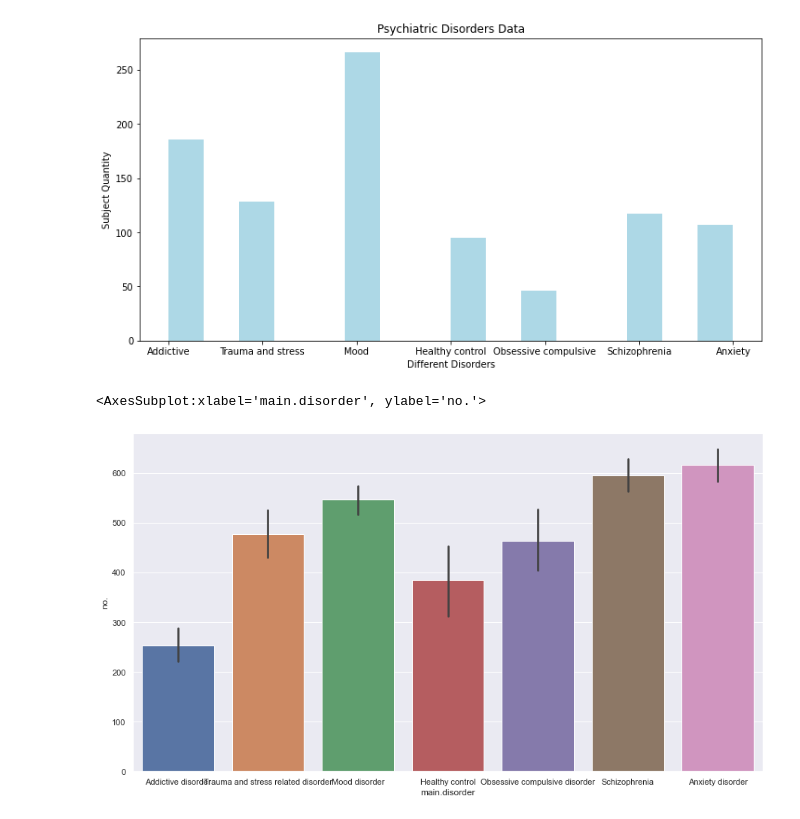
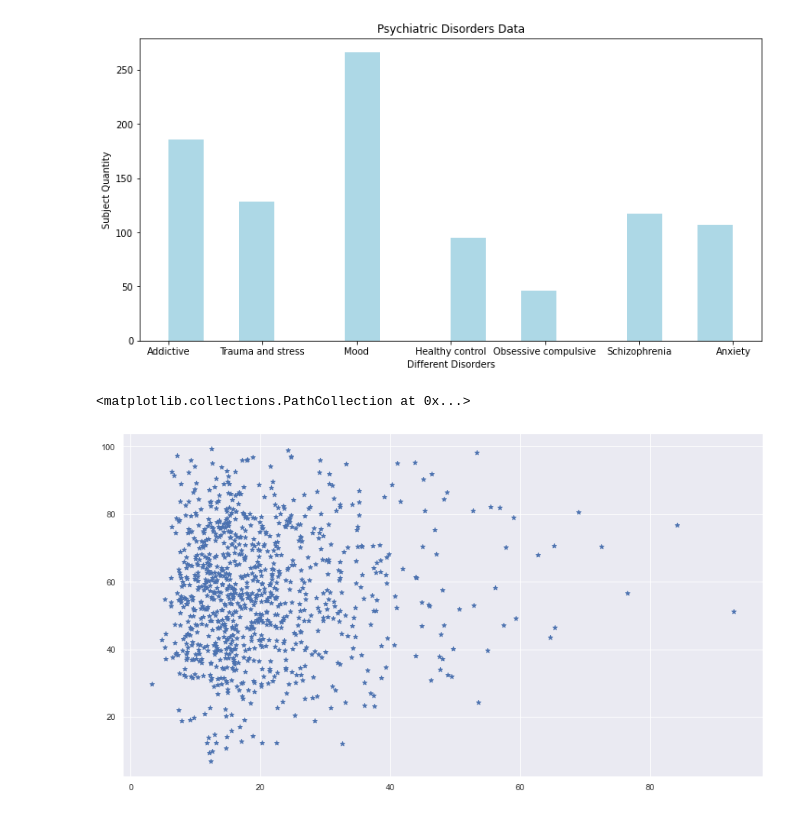
Before and after one commit to ashikHstu/depression-Detection-from-EEG-data-using-ML, a Jupyter notebook: Plotting-and-analysis.ipynb, the cells around one changed output. Cells and saved outputs as stored; diff of their text form; code cells hidden in the pictures.

```diff
--- a/Plotting-and-analysis.ipynb
+++ b/Plotting-and-analysis.ipynb
@@ -15,3 +15,6 @@ data.head()
 | 3 | 4 | M | 35.0 | 2012.10.8 | 18.0 | 126.0 | Addictive disorder | Alcohol use disorder | ... |
 | 4 | 5 | M | 36.0 | 2012.10.18 | 16.0 | 112.0 | Addictive disorder | Alcohol use disorder | ... |
 5 rows × 1149 columns
+# %%
+data.drop(["no.","sex", "age", "eeg.date","education", "IQ", "Unnamed: 122"], axis=1, inplace =True)
+data.head()
@@ -44,11 +55,13 @@ plt.show()
 # %% [output]
 [figure]
 # %%
-sns.set(rc={'figure.figsize':(15,8.27)})
+# sns.set(rc={'figure.figsize':(15,8.27)})
 
-sns.barplot(x="main.disorder", y="no.", data=data[:])
+# sns.barplot(x="main.disorder", y="no.", data=data[:])
-# %% [output]
-<AxesSubplot:xlabel='main.disorder', ylabel='no.'>
-[figure, removed]
 # %%
 # sns.distplot(data['main.disorder'])
+# %%
+plt.scatter(data['AB.A.delta.a.FP1'][:], data['COH.F.gamma.o.Pz.r.O1'][:], marker = '*')
+# %% [output]
+<matplotlib.collections.PathCollection at 0x...>
+[figure, added]
```
Also changed, not shown: parts of 1 cell of this notebook, 1 other file.
